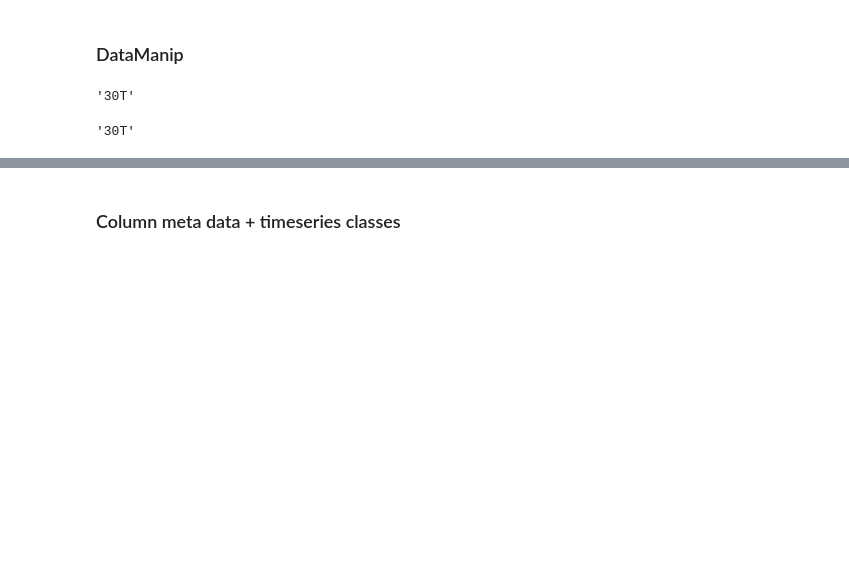
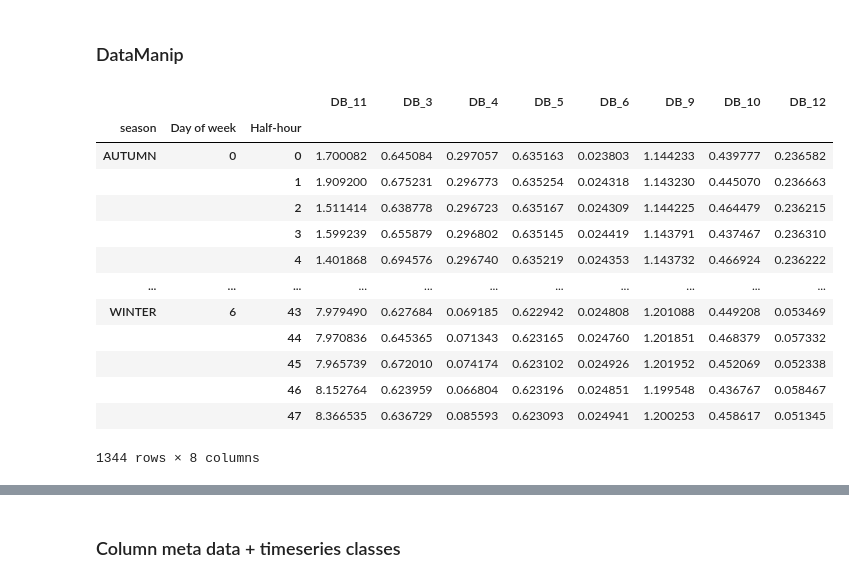
Before and after one commit to empowering-energy-solutions-ltd/e2sviz, a Jupyter notebook: notebooks/clean_demo.ipynb, the cells around one changed output, grey strips where cells are left out. Drawn from its saved outputs; the diff is of its cells as text; code cells hidden in the pictures; blank space fills up the shorter version.

Commit message:
Task: altered groupby to change metadata

```diff
--- a/notebooks/clean_demo.ipynb
+++ b/notebooks/clean_demo.ipynb
@@ -214,12 +111,21 @@ metadata_dict = {'DB_11': {'Name': 'DB_11',
 # %%
 meta_data = sdp.MetaData(metadata_dict)
 
-new_test = sdp.DataManip(test_data_prep.data, column_meta_data=meta_data)
+new_test = sdp.DataManip(test.data, column_meta_data=meta_data)
-# %%
-meta_data.freq('DB_11')
-# %% [output]
-'30T'
-# %%
-metadata_dict['DB_11'][viz_schema.MetaDataSchema.FREQ]
-# %% [output]
-'30T'
+# %%
+new_test.groupby(inplace=True)
+# %% [output]
+|  |  |  | DB_11 | DB_3 | DB_4 | DB_5 | DB_6 | DB_9 | DB_10 | DB_12 |
+| season | Day of week | Half-hour |  |  |  |  |  |  |  |  |
+| AUTUMN | 0 | 0 | 1.700082 | 0.645084 | 0.297057 | 0.635163 | 0.023803 | 1.144233 | 0.439777 | 0.236582 |
+|  |  | 1 | 1.909200 | 0.675231 | 0.296773 | 0.635254 | 0.024318 | 1.143230 | 0.445070 | 0.236663 |
+|  |  | 2 | 1.511414 | 0.638778 | 0.296723 | 0.635167 | 0.024309 | 1.144225 | 0.464479 | 0.236215 |
+|  |  | 3 | 1.599239 | 0.655879 | 0.296802 | 0.635145 | 0.024419 | 1.143791 | 0.437467 | 0.236310 |
+|  |  | 4 | 1.401868 | 0.694576 | 0.296740 | 0.635219 | 0.024353 | 1.143732 | 0.466924 | 0.236222 |
+| ... | ... | ... | ... | ... | ... | ... | ... | ... | ... | ... |
+| WINTER | 6 | 43 | 7.979490 | 0.627684 | 0.069185 | 0.622942 | 0.024808 | 1.201088 | 0.449208 | 0.053469 |
+|  |  | 44 | 7.970836 | 0.645365 | 0.071343 | 0.623165 | 0.024760 | 1.201851 | 0.468379 | 0.057332 |
+|  |  | 45 | 7.965739 | 0.672010 | 0.074174 | 0.623102 | 0.024926 | 1.201952 | 0.452069 | 0.052338 |
+|  |  | 46 | 8.152764 | 0.623959 | 0.066804 | 0.623196 | 0.024851 | 1.199548 | 0.436767 | 0.058467 |
+|  |  | 47 | 8.366535 | 0.636729 | 0.085593 | 0.623093 | 0.024941 | 1.200253 | 0.458617 | 0.051345 |
+1344 rows × 8 columns
```
Also changed, not shown: parts of 5 cells of this notebook, 3 other files.
